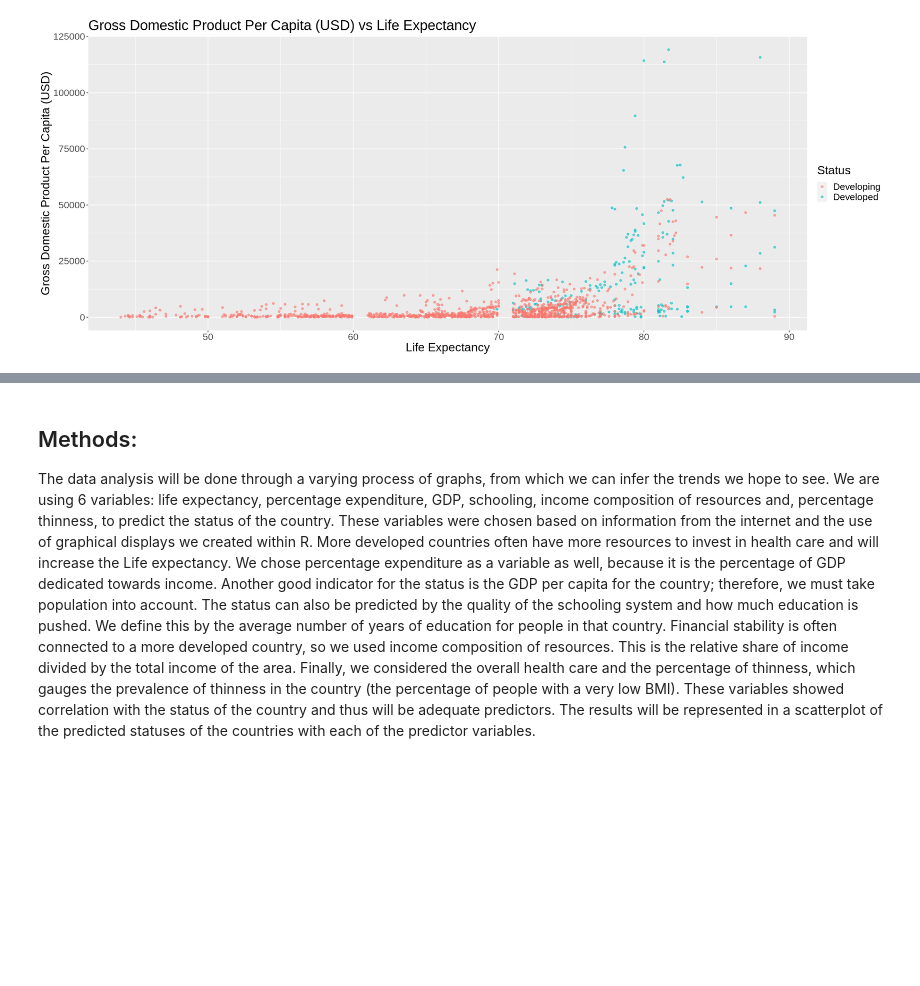
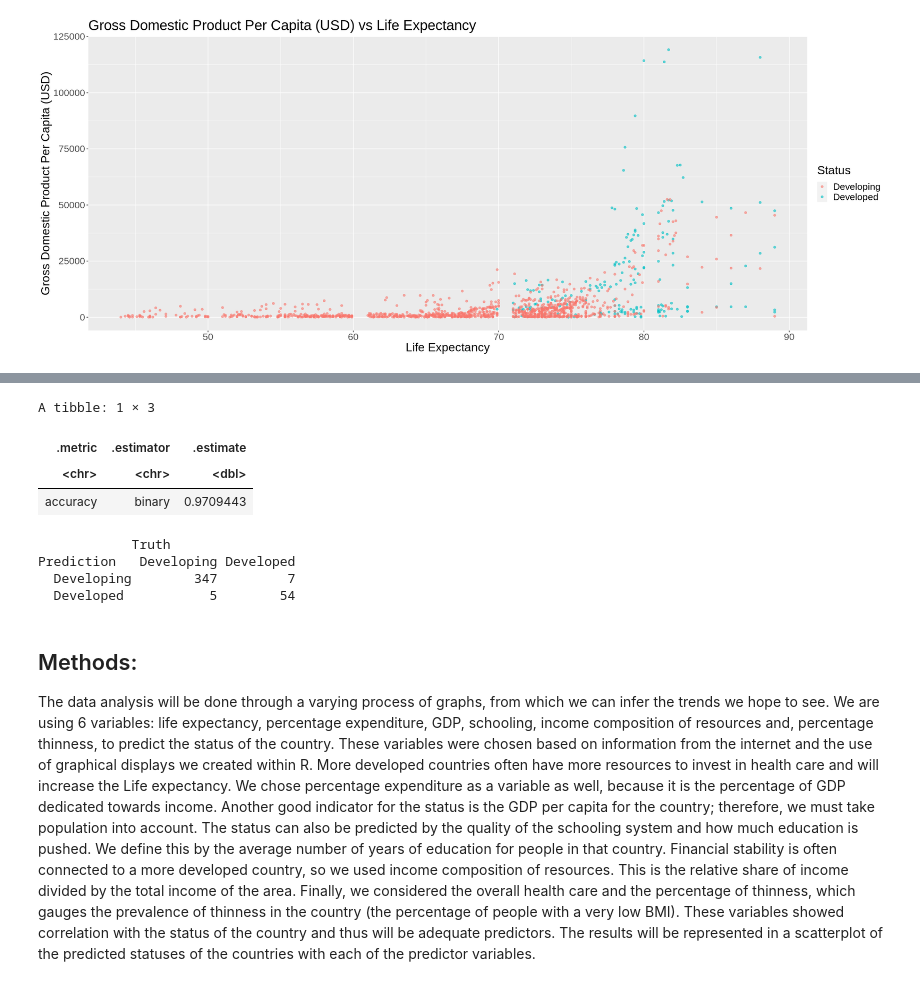
Before and after one commit to Ansh-Sharma2/DataSciProject1, a Jupyter notebook: GroupProjectFinal.ipynb, the cells around one changed output, grey strips where cells are left out. Saved outputs shown, nothing was run; the diff lists cells and outputs as text; code cells hidden in the pictures; blank space fills up the shorter version.

```diff
--- a/GroupProjectFinal.ipynb
+++ b/GroupProjectFinal.ipynb
@@ -174,3 +208,34 @@ GDP_vs_Life
+# %%
+#using best k value to make the model
+knn_spec <- nearest_neighbor(weight_func = "rectangular", neighbors =2) |>
+  set_engine("kknn") |>
+  set_mode("classification")
+
+knn_fit <- workflow() |>
+  add_recipe(life_recipe) |>
+  add_model(knn_spec) |>
+  fit(data = life_expectancy_train)
+
+life_test_predictions <- predict(knn_fit, life_expectancy_test) |>
+  bind_cols(life_expectancy_test)
+
+life_test_predictions |>
+  metrics(truth = Status, estimate = .pred_class) |>
+  filter(.metric == "accuracy")
+
+
+confusion <- life_test_predictions |>
+             conf_mat(truth = Status, estimate = .pred_class)
+confusion
+# %% [output]
+A tibble: 1 × 3
+| .metric | .estimator | .estimate |
+| <chr> | <chr> | <dbl> |
+| accuracy | binary | 0.9709443 |
+            Truth
+Prediction   Developing Developed
+  Developing        347         7
+  Developed           5        54
 # %% [markdown]
 ## Methods: ##
 
```
Also changed, not shown: parts of 1 cell of this notebook.
